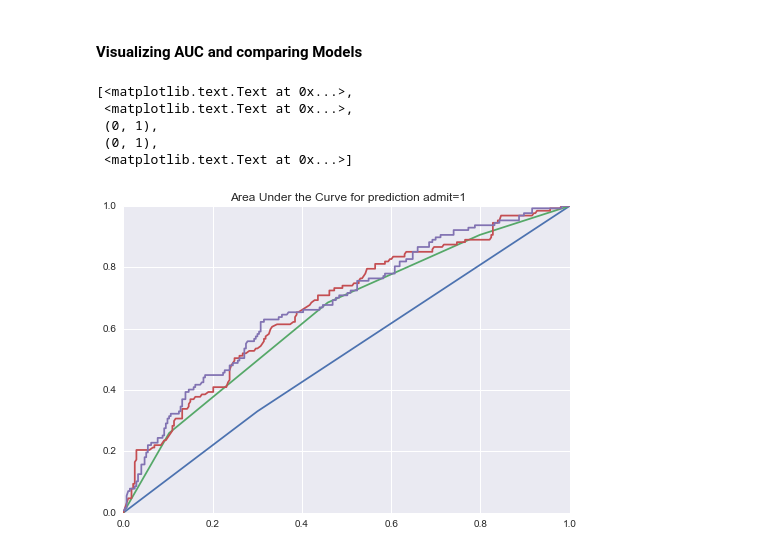
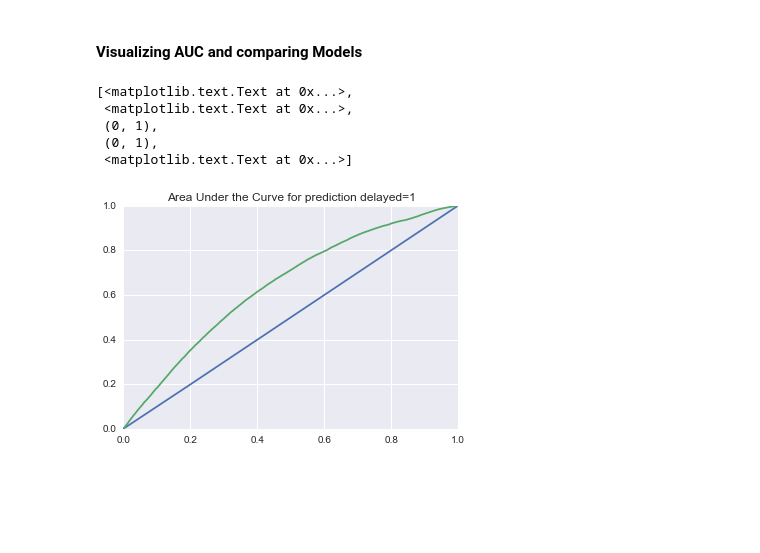
Before and after one commit to eflautt/ga-data-science, a Jupyter notebook: lessons/lesson-10/code/starter-code/starter-code-10.ipynb, the cells around one changed output. Drawn from its saved outputs; the diff is of its cells as text; code cells hidden in the pictures; blank space fills up the shorter version.

```diff
--- a/lessons/lesson-10/code/starter-code/starter-code-10.ipynb
+++ b/lessons/lesson-10/code/starter-code/starter-code-10.ipynb
@@ -26,0 +28,6 @@ df.head()
+# %%
+df = df[df.DEP_DEL15.notnull()]
+df = df.join(pd.get_dummies(df['CARRIER'], prefix='carrier'))
+df = df.join(pd.get_dummies(df['DAY_OF_WEEK'], prefix='dow'))
+model = lm.LogisticRegression()
+features = [i for i in df.columns if 'dow_' in i]
@@ -27,8 +38,7 @@ df.head()
 # %%
-df = df.join(pd.get_dummies(df['rank'], prefix='rank'))
-model = lm.LogisticRegression()
-model.fit(df[['rank', 'gre']], df['admit'])
+features += ['CRS_DEP_TIME']
+model.fit(df[features[1:]], df['DEP_DEL15'])
 
-df['probability'] = model.predict_proba(df[['rank', 'gre']]).T[1]
+df['probability'] = model.predict_proba(df[features[1:]]).T[1]
 # %%
 ax = plt.subplot(111)
@@ -48,3 +55,7 @@ Use this space to work on visualizing GPA and rank, and an example of where admi
+# %%
+features = [i for i in df.columns if 'carrier_' in i]
+features += ['CRS_DEP_TIME']
+#...
 # %% [markdown]
 ### Visualizing Performance Against Baseline
 # %% [markdown]
@@ -53,17 +64,9 @@ Use this space to work on visualizing GPA and rank, and an example of where admi
 from sklearn import dummy, metrics
 # %%
 model0 = dummy.DummyClassifier()
-model0.fit(df[['rank']], df['admit'])
-df['probability_0'] = model0.predict_proba(df[['rank']]).T[1]
+model0.fit(df[features[1:]], df['DEP_DEL15'])
+df['probability_0'] = model0.predict_proba(df[features[1:]]).T[1]
 
 model1 = lm.LogisticRegression()
-model1.fit(df[['rank']], df['admit'])
-df['probability_1'] = model1.predict_proba(df[['rank']]).T[1]
-
-model2 = lm.LogisticRegression()
-model2.fit(df[['rank', 'gpa']], df['admit'])
-df['probability_2'] = model2.predict_proba(df[['rank', 'gpa']]).T[1]
-
-model3 = lm.LogisticRegression()
-model3.fit(df[['rank', 'gpa', 'gre']], df['admit'])
-df['probability_3'] = model3.predict_proba(df[['rank', 'gpa', 'gre']]).T[1]
+model.fit(df[features[1:]], df['DEP_DEL15'])
+df['probability_1'] = model.predict_proba(df[features[1:]]).T[1]
@@ -70,19 +75,15 @@ df['probability_3'] = model3.predict_proba(df[['rank', 'gpa', 'gre']]).T[1]
 # %%
 ax = plt.subplot(111)
-vals = metrics.roc_curve(df.admit, df.probability_0)
+vals = metrics.roc_curve(df.DEP_DEL15, df.probability_0)
 ax.plot(vals[0], vals[1])
-vals = metrics.roc_curve(df.admit, df.probability_1)
-ax.plot(vals[0], vals[1])
-vals = metrics.roc_curve(df.admit, df.probability_2)
-ax.plot(vals[0], vals[1])
-vals = metrics.roc_curve(df.admit, df.probability_3)
+vals = metrics.roc_curve(df.DEP_DEL15, df.probability_1)
 ax.plot(vals[0], vals[1])
 
-ax.set(title='Area Under the Curve for prediction admit=1', ylabel='', xlabel='', xlim=(0, 1), ylim=(0, 1))
+ax.set(title='Area Under the Curve for prediction delayed=1', ylabel='', xlabel='', xlim=(0, 1), ylim=(0, 1))
 # %% [output]
 [<matplotlib.text.Text at 0x...>,
  <matplotlib.text.Text at 0x...>,
  (0, 1),
  (0, 1),
  <matplotlib.text.Text at 0x...>]
-[figure, old version]
+[figure, new version]
```
Also changed, not shown: parts of 12 cells of this notebook, 1 other file.
